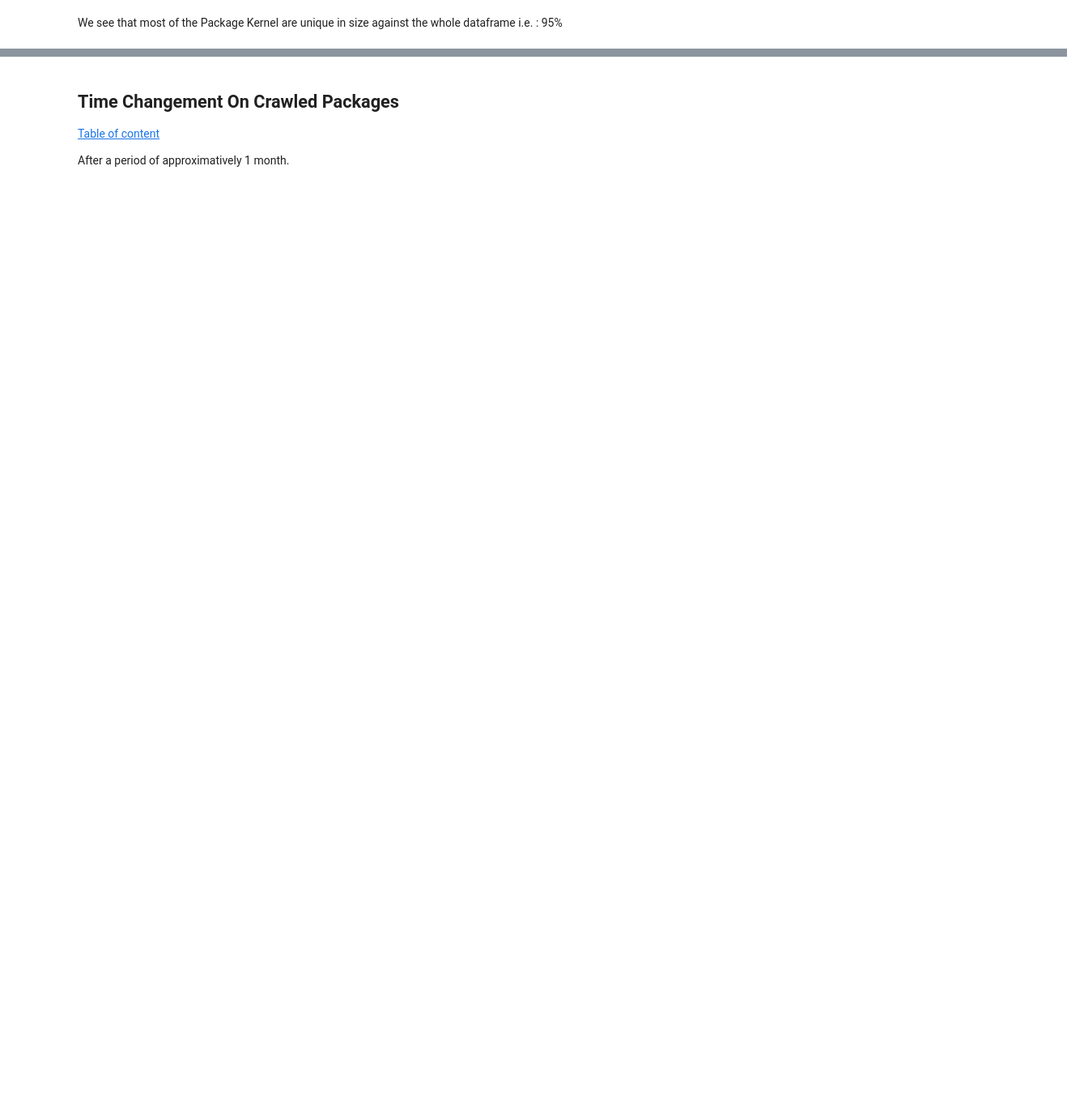
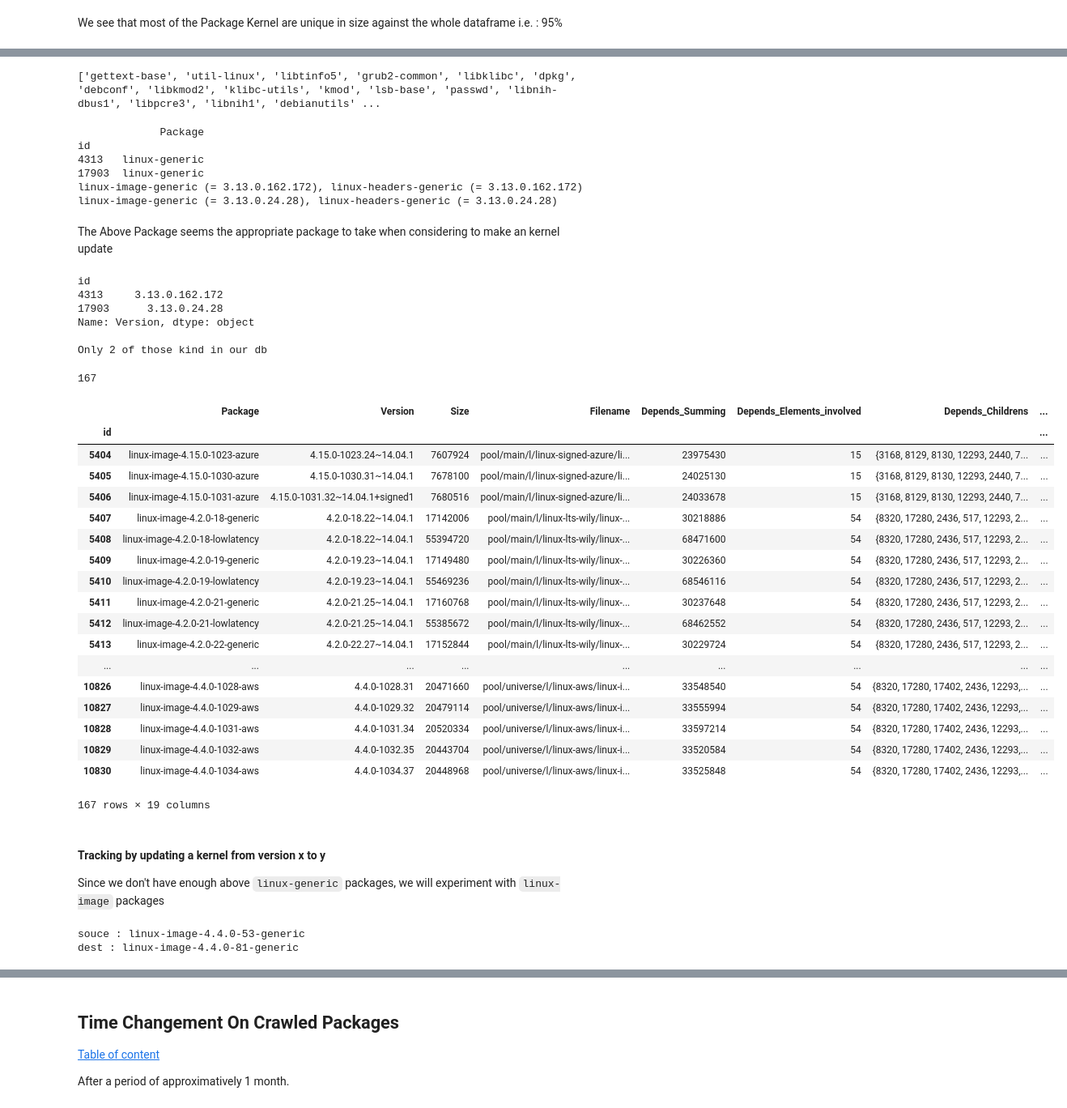
Before and after one commit to alex35469/fingerpatch, a Jupyter notebook: attack/Attack_vizualization.ipynb, the cells around one changed output, grey strips where cells are left out. Shown at 81% size. Drawn from its saved outputs; the diff is of its cells as text; code cells hidden in the pictures; blank space fills up the shorter version.

```diff
--- a/attack/Attack_vizualization.ipynb
+++ b/attack/Attack_vizualization.ipynb
@@ -1726,0 +1877,63 @@ Notice that the number of "machine state" per package is not   $2^{\#children}$
+# %%
+print(gt.loc[list(lin_im.loc[5499]["Recommends_Childrens"])]["Package"].tolist())
+# %% [output]
+['gettext-base', 'util-linux', 'libtinfo5', 'grub2-common', 'libklibc', 'dpkg', 'debconf', 'libkmod2', 'klibc-utils', 'kmod', 'lsb-base', 'passwd', 'libnih-dbus1', 'libpcre3', 'libnih1', 'debianutils' ...
+# %%
+print(ground_truth[ground_truth["Package"] == "linux-generic"][["Package"]])
+print(ground_truth[ground_truth["Package"] == "linux-generic"]["Depends"].iloc[0])
+print(ground_truth[ground_truth["Package"] == "linux-generic"]["Depends"].iloc[1])
+# %% [output]
+             Package
+id
+4313   linux-generic
+17903  linux-generic
+linux-image-generic (= 3.13.0.162.172), linux-headers-generic (= 3.13.0.162.172)
+linux-image-generic (= 3.13.0.24.28), linux-headers-generic (= 3.13.0.24.28)
+# %% [markdown]
+The Above Package seems the appropriate package to take when considering to make an kernel update
+# %%
+print(gt[gt["Package"] == "linux-generic"]["Version"])
+print("\nOnly {} of those kind in our db".format(len(gt[gt["Package"] == "linux-generic"])))
+# %% [output]
+id
+4313     3.13.0.162.172
+17903      3.13.0.24.28
+Name: Version, dtype: object
+
+Only 2 of those kind in our db
+# %%
+tmp = gt[gt.Package.str.contains("linux-image-4")]
+print(len(tmp))
+tmp
+# %% [output]
+167
+|  | Package | Version | Size | Filename | Depends_Summing | Depends_Elements_involved | Depends_Childrens | ... |
+| id |  |  |  |  |  |  |  | ... |
+| 5404 | linux-image-4.15.0-1023-azure | 4.15.0-1023.24~14.04.1 | 7607924 | pool/main/l/linux-signed-azure/li... | 23975430 | 15 | {3168, 8129, 8130, 12293, 2440, 7... | ... |
+| 5405 | linux-image-4.15.0-1030-azure | 4.15.0-1030.31~14.04.1 | 7678100 | pool/main/l/linux-signed-azure/li... | 24025130 | 15 | {3168, 8129, 8130, 12293, 2440, 7... | ... |
+| 5406 | linux-image-4.15.0-1031-azure | 4.15.0-1031.32~14.04.1+signed1 | 7680516 | pool/main/l/linux-signed-azure/li... | 24033678 | 15 | {3168, 8129, 8130, 12293, 2440, 7... | ... |
+| 5407 | linux-image-4.2.0-18-generic | 4.2.0-18.22~14.04.1 | 17142006 | pool/main/l/linux-lts-wily/linux-... | 30218886 | 54 | {8320, 17280, 2436, 517, 12293, 2... | ... |
+| 5408 | linux-image-4.2.0-18-lowlatency | 4.2.0-18.22~14.04.1 | 55394720 | pool/main/l/linux-lts-wily/linux-... | 68471600 | 54 | {8320, 17280, 2436, 517, 12293, 2... | ... |
+| 5409 | linux-image-4.2.0-19-generic | 4.2.0-19.23~14.04.1 | 17149480 | pool/main/l/linux-lts-wily/linux-... | 30226360 | 54 | {8320, 17280, 2436, 517, 12293, 2... | ... |
+| 5410 | linux-image-4.2.0-19-lowlatency | 4.2.0-19.23~14.04.1 | 55469236 | pool/main/l/linux-lts-wily/linux-... | 68546116 | 54 | {8320, 17280, 2436, 517, 12293, 2... | ... |
+| 5411 | linux-image-4.2.0-21-generic | 4.2.0-21.25~14.04.1 | 17160768 | pool/main/l/linux-lts-wily/linux-... | 30237648 | 54 | {8320, 17280, 2436, 517, 12293, 2... | ... |
+| 5412 | linux-image-4.2.0-21-lowlatency | 4.2.0-21.25~14.04.1 | 55385672 | pool/main/l/linux-lts-wily/linux-... | 68462552 | 54 | {8320, 17280, 2436, 517, 12293, 2... | ... |
+| 5413 | linux-image-4.2.0-22-generic | 4.2.0-22.27~14.04.1 | 17152844 | pool/main/l/linux-lts-wily/linux-... | 30229724 | 54 | {8320, 17280, 2436, 517, 12293, 2... | ... |
+| ... | ... | ... | ... | ... | ... | ... | ... | ... |
+| 10826 | linux-image-4.4.0-1028-aws | 4.4.0-1028.31 | 20471660 | pool/universe/l/linux-aws/linux-i... | 33548540 | 54 | {8320, 17280, 17402, 2436, 12293,... | ... |
+| 10827 | linux-image-4.4.0-1029-aws | 4.4.0-1029.32 | 20479114 | pool/universe/l/linux-aws/linux-i... | 33555994 | 54 | {8320, 17280, 17402, 2436, 12293,... | ... |
+| 10828 | linux-image-4.4.0-1031-aws | 4.4.0-1031.34 | 20520334 | pool/universe/l/linux-aws/linux-i... | 33597214 | 54 | {8320, 17280, 17402, 2436, 12293,... | ... |
+| 10829 | linux-image-4.4.0-1032-aws | 4.4.0-1032.35 | 20443704 | pool/universe/l/linux-aws/linux-i... | 33520584 | 54 | {8320, 17280, 17402, 2436, 12293,... | ... |
+| 10830 | linux-image-4.4.0-1034-aws | 4.4.0-1034.37 | 20448968 | pool/universe/l/linux-aws/linux-i... | 33525848 | 54 | {8320, 17280, 17402, 2436, 12293,... | ... |
+167 rows × 19 columns
+# %% [markdown]
+#### Tracking by updating a kernel from version x to y
+
+Since we don't have enough above `linux-generic` packages, we will experiment with `linux-image` packages
+# %%
+source = gt.loc[5501]
+dest = gt.loc[5529]
+print("souce : "+source["Package"]+"\ndest : "+dest["Package"] )
+# %% [output]
+souce : linux-image-4.4.0-53-generic
+dest : linux-image-4.4.0-81-generic
```
Also changed, not shown: parts of 57 cells of this notebook, 5 other files.
